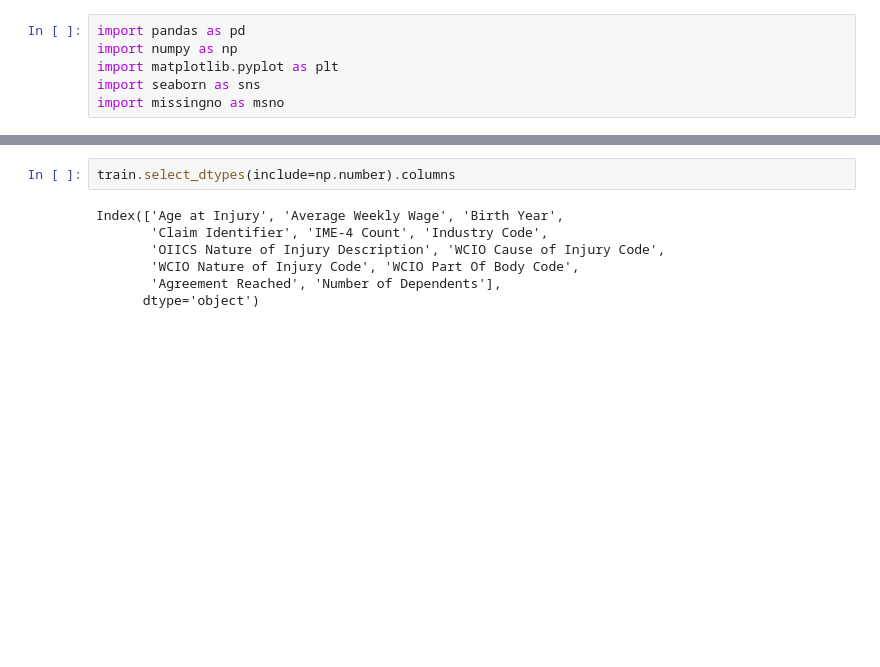
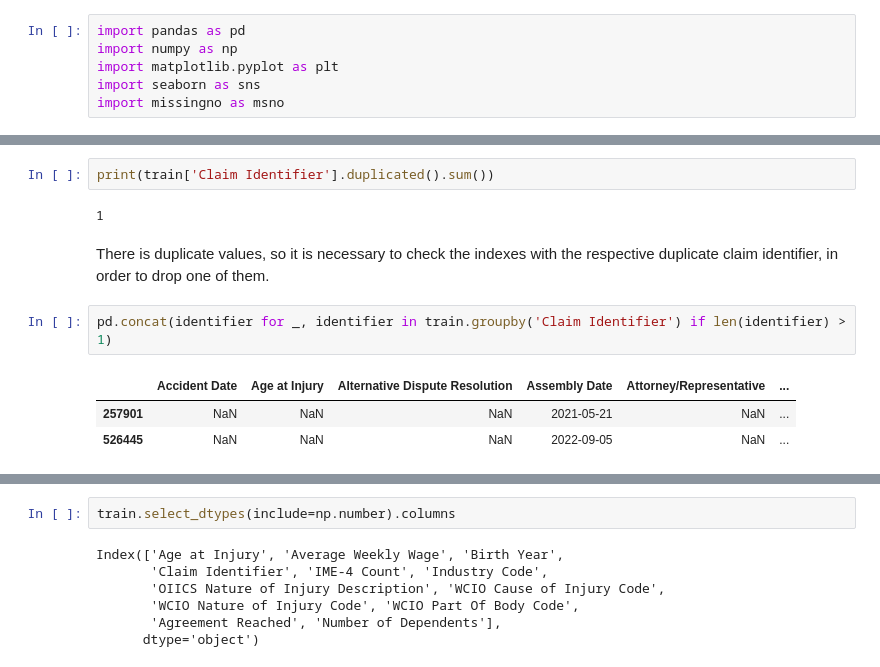
Before and after one commit to LeonardoDiCaterina/Machine_Learning_G19, a Jupyter notebook: Notebooks/Data_Pre-processing.ipynb, the cells around one changed output, grey strips where cells are left out. Drawn from its saved outputs; the diff is of its cells as text; blank space fills up the shorter version.

```diff
--- a/Notebooks/Data_Pre-processing.ipynb
+++ b/Notebooks/Data_Pre-processing.ipynb
@@ -36,0 +75,12 @@ Index(['Accident Date', 'Age at Injury', 'Alternative Dispute Resolution',
+# %%
+print(train['Claim Identifier'].duplicated().sum())
+# %% [output]
+1
+# %% [markdown]
+There is duplicate values, so it is necessary to check the indexes with the respective duplicate claim identifier, in order to drop one of them.
+# %%
+pd.concat(identifier for _, identifier in train.groupby('Claim Identifier') if len(identifier) > 1)
+# %% [output]
+|  | Accident Date | Age at Injury | Alternative Dispute Resolution | Assembly Date | Attorney/Representative | ... |
+| 257901 | NaN | NaN | NaN | 2021-05-21 | NaN | ... |
+| 526445 | NaN | NaN | NaN | 2022-09-05 | NaN | ... |
```
Also changed, not shown: parts of 51 cells of this notebook.
